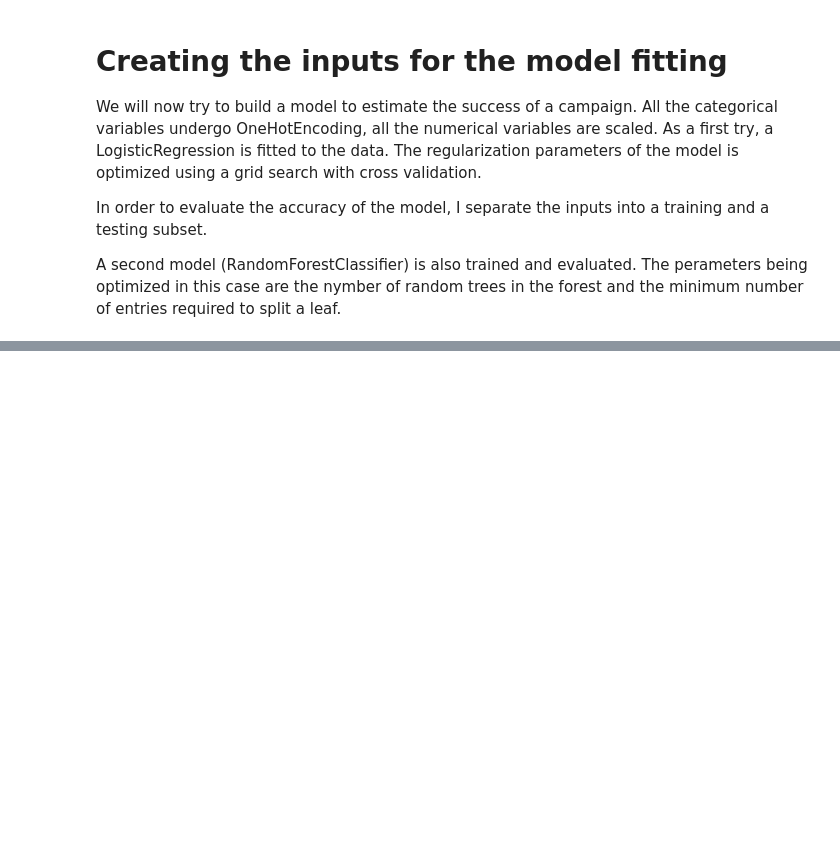
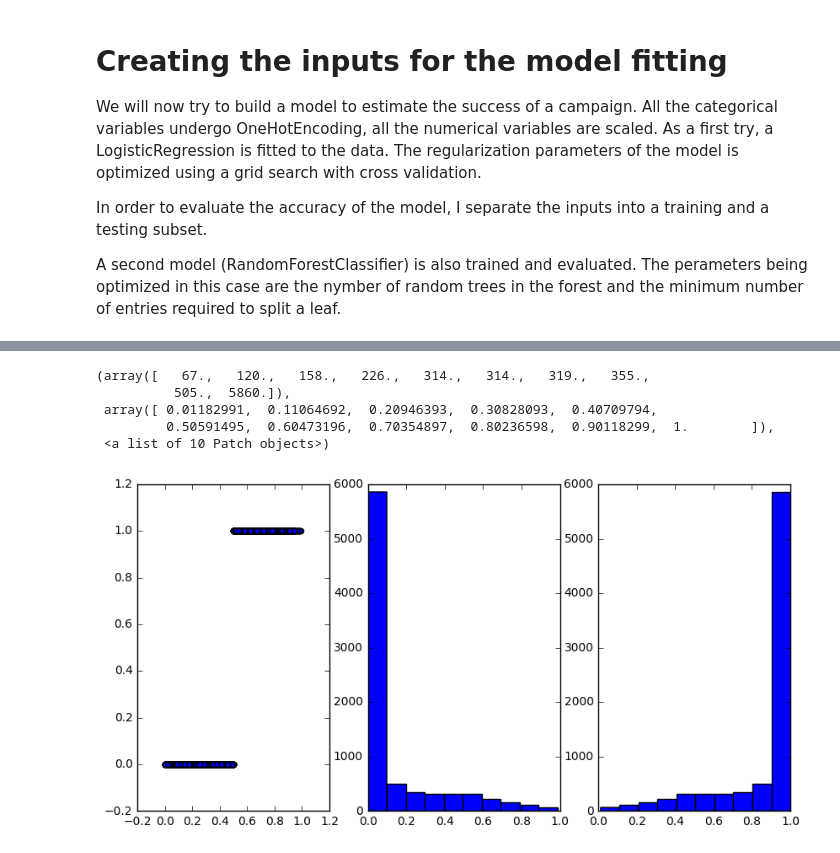
Before and after one commit to disimone/check24_test, a Jupyter notebook: check24_test.ipynb, the cells around one changed output, grey strips where cells are left out. Drawn from its saved outputs; the diff is of its cells as text; code cells hidden in the pictures; blank space fills up the shorter version.

```diff
--- a/check24_test.ipynb
+++ b/check24_test.ipynb
@@ -281,0 +381,13 @@ Best score with RandomForestClassifier 0.913262518968
+# %%
+# a look at the decision functions to find default thresholds
+f,ax=plt.subplots(1,3,figsize=(10,5))
+ax[0].scatter(gsearch_forest.predict_proba(Xtest_df.values)[:,1],gsearch_forest.predict(Xtest_df.values))
+ax[1].hist(gsearch_forest.predict_proba(Xtest_df.values)[:,1],bins=10)
+ax[2].hist(gsearch_forest.predict_proba(Xtest_df.values)[:,0],bins=10)
+# %% [output]
+(array([   67.,   120.,   158.,   226.,   314.,   314.,   319.,   355.,
+          505.,  5860.]),
+ array([ 0.01182991,  0.11064692,  0.20946393,  0.30828093,  0.40709794,
+         0.50591495,  0.60473196,  0.70354897,  0.80236598,  0.90118299,  1.        ]),
+ <a list of 10 Patch objects>)
+[figure, added]
```
Also changed, not shown: parts of 9 cells of this notebook.
